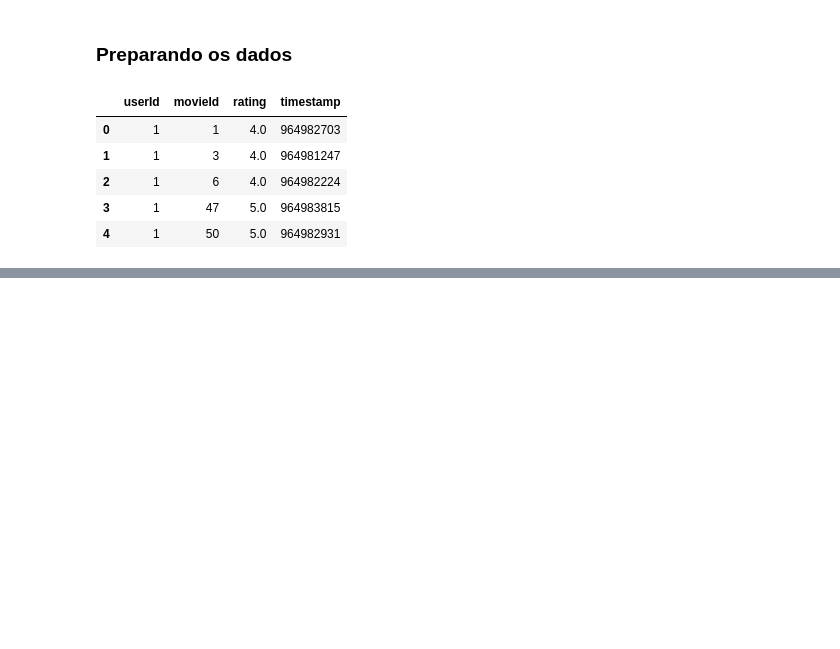
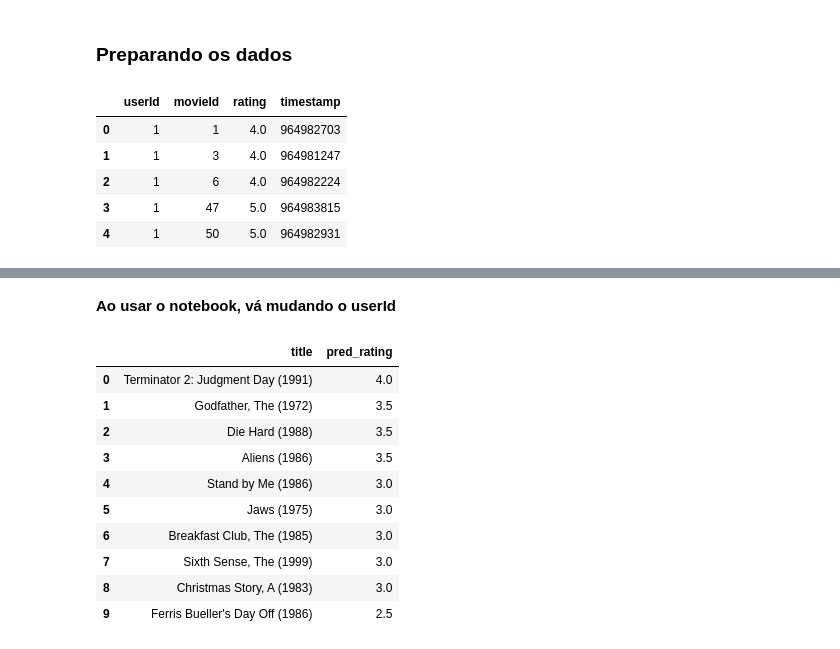
Before and after one commit to Salies/posmac-alcd, a Jupyter notebook: Aula 8 (missing data e reduced-rank regression)/matrix_completion.ipynb, the cells around one changed output, grey strips where cells are left out. Saved outputs shown, nothing was run; the diff lists cells and outputs as text; code cells hidden in the pictures; blank space fills up the shorter version.

```diff
--- a/Aula 8 (missing data e reduced-rank regression)/matrix_completion.ipynb
+++ b/Aula 8 (missing data e reduced-rank regression)/matrix_completion.ipynb
@@ -108,0 +90,16 @@ array([[ 2.49166534,  2.48925201,  1.17225678, ..., -0.36659727,
+# %%
+def recommend_movie(userId, m, n=10):
+    user_idx = userId - 1
+    user_ratings = m[user_idx]
+    unseen_mask = mask[user_idx]
+    unseen_ratings = user_ratings[unseen_mask]
+    sorted_unseen_ratings = np.sort(unseen_ratings)[::-1][:n]
+    unseen_movie_idx = np.argsort(unseen_ratings)[::-1][:n]
+    unseen_movie_ids = data.columns[unseen_mask][unseen_movie_idx]
+    unseen_movie_titles = movies_df[movies_df['movieId'].isin(unseen_movie_ids)]['title']
+    return pd.DataFrame({'title': unseen_movie_titles, 'pred_rating': sorted_unseen_ratings}).reset_index(drop=True)
+
+# get the top 10 movies for user from the original df
+def top_user_movies(userId, n=10):
+    movies = df[df['userId'] == userId].sort_values('rating', ascending=False).head(n)
+    return movies.merge(movies_df, on='movieId')[['title', 'rating']].reset_index(drop=True)
@@ -108,0 +108,4 @@ array([[ 2.49166534,  2.48925201,  1.17225678, ..., -0.36659727,
+# %%
+# fillna with 0
+m0 = np.nan_to_num(m)
+m0
@@ -108,0 +120,9 @@ array([[ 2.49166534,  2.48925201,  1.17225678, ..., -0.36659727,
+# %%
+r0 = 20
+u0, s0, vt0 = svd(m0, full_matrices=False)
+m0r = u0[:, :r0] @ np.diag(s0[:r0]) @ vt0[:r0, :]
+# elimina negativos
+m0r = np.clip(m0r, 0, 5)
+# colocando os dados em 0.0, 0.5, 1.0, 1.5..
+m0r = np.abs(np.round(m0r * 2) / 2)
+m0r
@@ -108,0 +137,3 @@ array([[ 2.49166534,  2.48925201,  1.17225678, ..., -0.36659727,
+# %%
+mfinal_0 = np.where(mask, m0r, m)
+mfinal_0
@@ -108,0 +148,16 @@ array([[ 2.49166534,  2.48925201,  1.17225678, ..., -0.36659727,
+# %% [markdown]
+**Ao usar o notebook, vá mudando o userId**
+# %%
+recommend_movie(1, mfinal_0)
+# %% [output]
+|  | title | pred_rating |
+| 0 | Terminator 2: Judgment Day (1991) | 4.0 |
+| 1 | Godfather, The (1972) | 3.5 |
+| 2 | Die Hard (1988) | 3.5 |
+| 3 | Aliens (1986) | 3.5 |
+| 4 | Stand by Me (1986) | 3.0 |
+| 5 | Jaws (1975) | 3.0 |
+| 6 | Breakfast Club, The (1985) | 3.0 |
+| 7 | Sixth Sense, The (1999) | 3.0 |
+| 8 | Christmas Story, A (1983) | 3.0 |
+| 9 | Ferris Bueller's Day Off (1986) | 2.5 |
```
Also changed, not shown: parts of 38 cells of this notebook, 7 other files.
